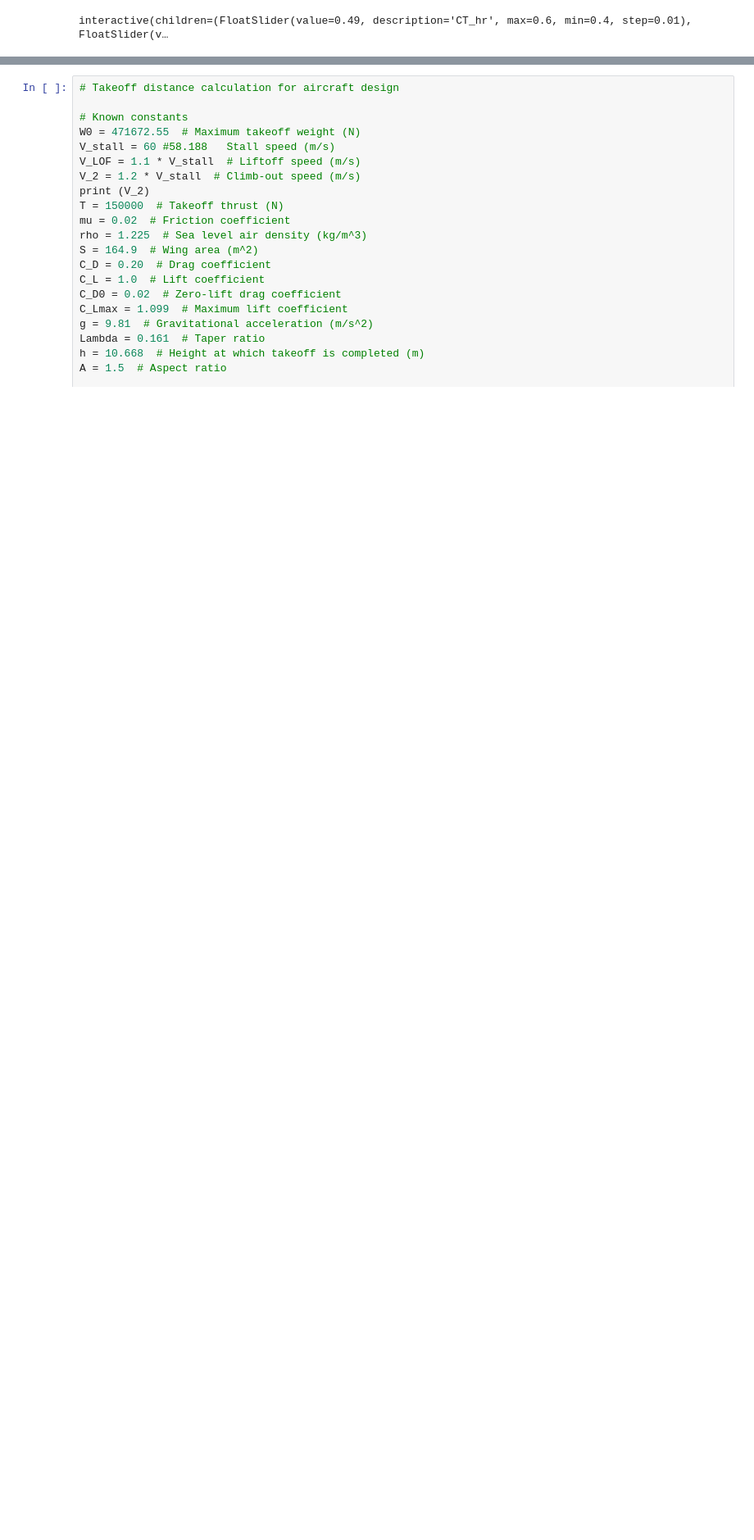
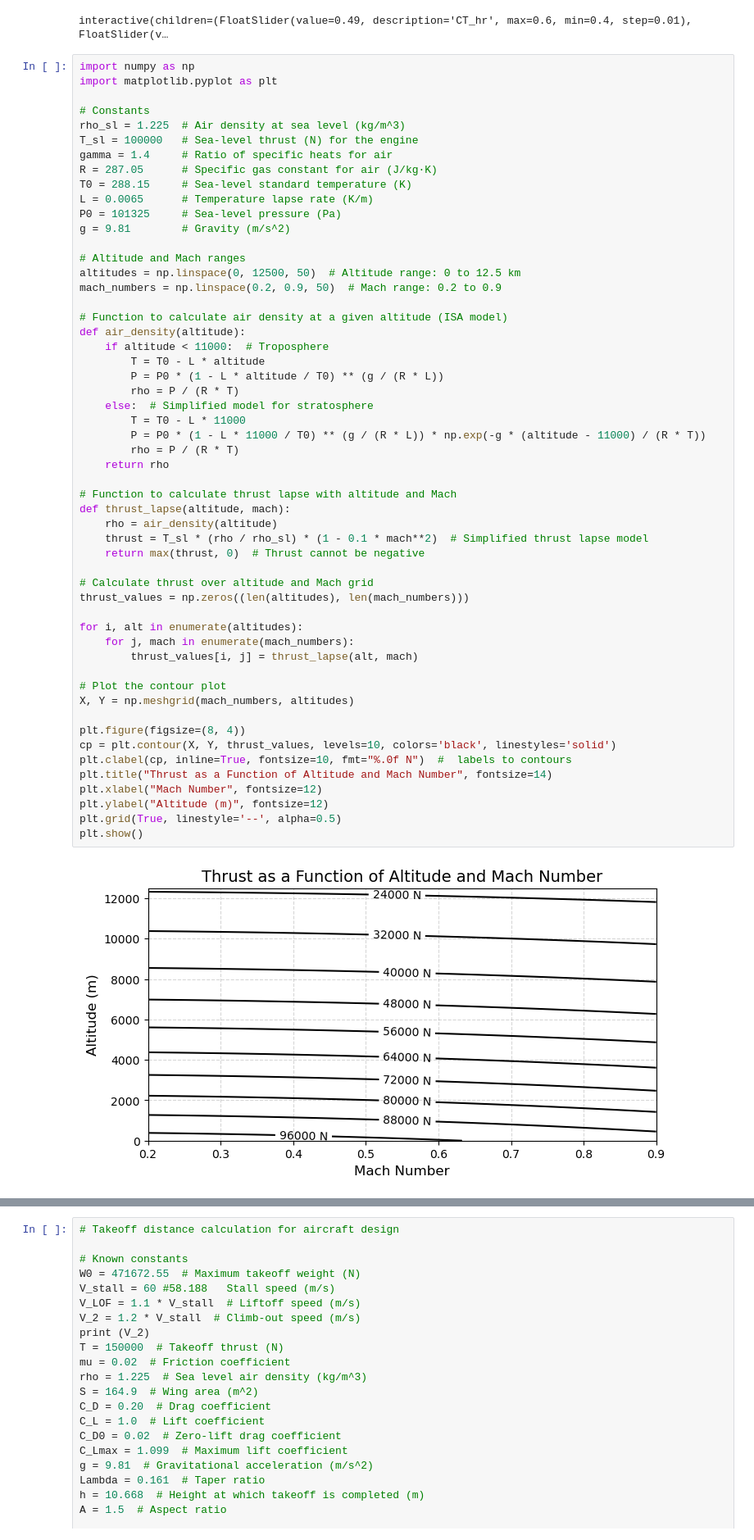
Before and after one commit to AntoineVanHoye/integrated_project, a Jupyter notebook: thrust.ipynb, the cells around one changed output, grey strips where cells are left out. Shown: that part at 82% size. Saved outputs shown, nothing was run; the diff lists cells and outputs as text; blank space fills up the shorter version.

```diff
--- a/thrust.ipynb
+++ b/thrust.ipynb
@@ -542,6 +543,62 @@ interact(payload_range_diagram,
          V_knots=(450, 600, 5));
 # %% [output]
 interactive(children=(FloatSlider(value=0.49, description='CT_hr', max=0.6, min=0.4, step=0.01), FloatSlider(v…
+# %%
+import numpy as np
+import matplotlib.pyplot as plt
+
+# Constants
+rho_sl = 1.225  # Air density at sea level (kg/m^3)
+T_sl = 100000   # Sea-level thrust (N) for the engine
+gamma = 1.4     # Ratio of specific heats for air
+R = 287.05      # Specific gas constant for air (J/kg·K)
+T0 = 288.15     # Sea-level standard temperature (K)
+L = 0.0065      # Temperature lapse rate (K/m)
+P0 = 101325     # Sea-level pressure (Pa)
+g = 9.81        # Gravity (m/s^2)
+
+# Altitude and Mach ranges
+altitudes = np.linspace(0, 12500, 50)  # Altitude range: 0 to 12.5 km
+mach_numbers = np.linspace(0.2, 0.9, 50)  # Mach range: 0.2 to 0.9
+
+# Function to calculate air density at a given altitude (ISA model)
+def air_density(altitude):
+    if altitude < 11000:  # Troposphere
+        T = T0 - L * altitude
+        P = P0 * (1 - L * altitude / T0) ** (g / (R * L))
+        rho = P / (R * T)
+    else:  # Simplified model for stratosphere
+        T = T0 - L * 11000
+        P = P0 * (1 - L * 11000 / T0) ** (g / (R * L)) * np.exp(-g * (altitude - 11000) / (R * T))
+        rho = P / (R * T)
+    return rho
+
+# Function to calculate thrust lapse with altitude and Mach
+def thrust_lapse(altitude, mach):
+    rho = air_density(altitude)
+    thrust = T_sl * (rho / rho_sl) * (1 - 0.1 * mach**2)  # Simplified thrust lapse model
+    return max(thrust, 0)  # Thrust cannot be negative
+
+# Calculate thrust over altitude and Mach grid
+thrust_values = np.zeros((len(altitudes), len(mach_numbers)))
+
+for i, alt in enumerate(altitudes):
+    for j, mach in enumerate(mach_numbers):
+        thrust_values[i, j] = thrust_lapse(alt, mach)
+
+# Plot the contour plot
+X, Y = np.meshgrid(mach_numbers, altitudes)
+
+plt.figure(figsize=(8, 4))
+cp = plt.contour(X, Y, thrust_values, levels=10, colors='black', linestyles='solid')
+plt.clabel(cp, inline=True, fontsize=10, fmt="%.0f N")  #  labels to contours
+plt.title("Thrust as a Function of Altitude and Mach Number", fontsize=14)
+plt.xlabel("Mach Number", fontsize=12)
+plt.ylabel("Altitude (m)", fontsize=12)
+plt.grid(True, linestyle='--', alpha=0.5)
+plt.show()
+# %% [output]
+[figure, added]
 # %%
 import numpy as np
 import matplotlib.pyplot as plt
```
Also changed, not shown: parts of 3 cells of this notebook.
